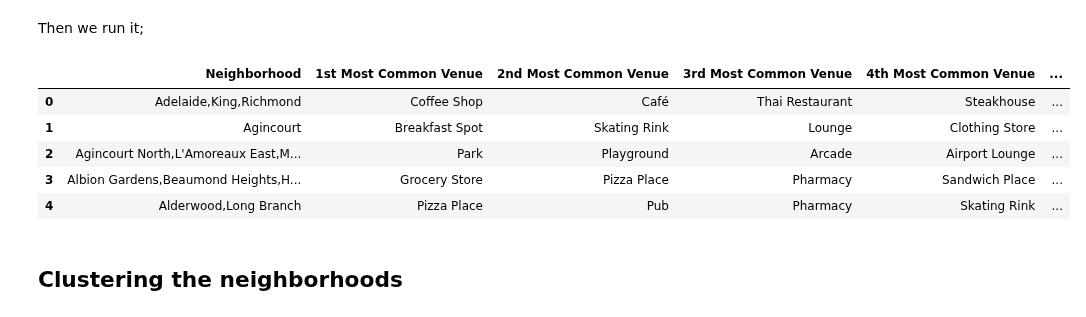
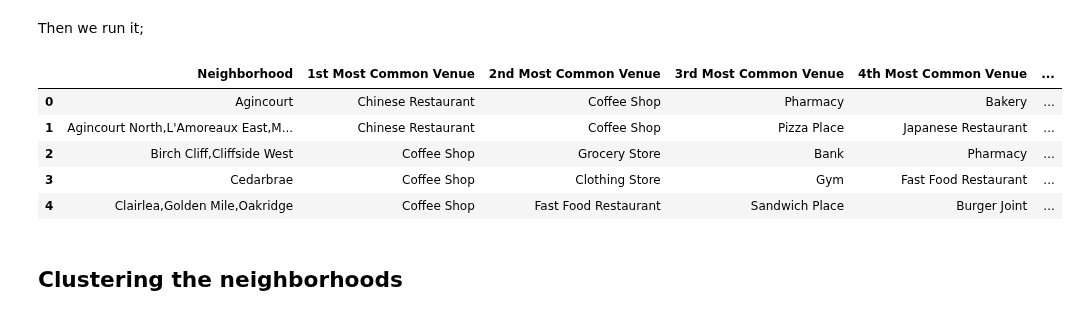
Before and after one commit to Hamdah23/Coursere-Capstone, a Jupyter notebook: week3 assignment part3.ipynb, the cells around one changed output. Drawn from its saved outputs; the diff is of its cells as text; code cells hidden in the pictures.

```diff
--- a/week3 assignment part3.ipynb
+++ b/week3 assignment part3.ipynb
@@ -97,5 +109,5 @@ Then define a function to get the top 100 venues around each neighbourhood in To
 # %%
-def getNearbyVenues(names, latitudes, longitudes, radius=500, LIMIT = 100):
+def getNearbyVenues(names, latitudes, longitudes, radius=2000, LIMIT = 100):
 
     venues_list=[]
     for name, lat, lng in tqdm(zip(names, latitudes, longitudes), total = names.size):
@@ -139,7 +151,7 @@ Now let's run the function;
 # %%
-Toronto_venues = getNearbyVenues(TData.Neighbourhood,
-                            TData.Latitude,
-                            TData.Longitude)
+Svenues = getNearbyVenues(scarborough_data.Neighbourhood,
+                            scarborough_data.Latitude,
+                            scarborough_data.Longitude)
 # %% [markdown]
 check the size of the dataframe and let's see some of it;
 # %%
@@ -162,18 +174,18 @@ There are 277 uniques categories.
 # %% [markdown]
 Let's use one hot encoding on the venue categories;
 # %%
-Toronto_OHE = pd.get_dummies(Toronto_venues["Venue Category"],
+S_OHE = pd.get_dummies(Svenues["Venue Category"],
                              prefix = "",
                              prefix_sep = "")
 
-Toronto_OHE["Neighborhood"] = Toronto_venues["Neighborhood"]
+S_OHE["Neighborhood"] = Svenues["Neighborhood"]
 
 
-nindex = list(Toronto_OHE.columns).index("Neighborhood")
-cols = deque(Toronto_OHE.columns)
+nindex = list(S_OHE.columns).index("Neighborhood")
+cols = deque(S_OHE.columns)
 cols.rotate(-nindex)
 cols = list(cols)
-Toronto_OHE = Toronto_OHE[cols]
+S_OHE = S_OHE[cols]
 
-Toronto_OHE.head()
+S_OHE.head()
 # %% [output]
@@ -187,6 +199,6 @@ Toronto_OHE.head()
 # %% [markdown]
 We compute the average number of venue categories per neighborhood;
 # %%
-Toronto_grouped = Toronto_OHE.groupby('Neighborhood').mean().reset_index()
-Toronto_grouped.head()
+S_grouped = S_OHE.groupby('Neighborhood').mean().reset_index()
+S_grouped.head()
 # %% [output]
@@ -211,31 +223,31 @@ Then we run it;
 # %%
 num_top_venues = 10
 
 indicators = ['st', 'nd', 'rd']
 
 # create columns according to number of top venues
 columns = ['Neighborhood']
 for ind in np.arange(num_top_venues):
     try:
         columns.append('{}{} Most Common Venue'.format(ind+1, indicators[ind]))
     except:
         columns.append('{}th Most Common Venue'.format(ind+1))
 
 # create a new dataframe
 neighborhoods_venues_sorted = pd.DataFrame(columns=columns)
-neighborhoods_venues_sorted['Neighborhood'] = Toronto_grouped['Neighborhood']
+neighborhoods_venues_sorted['Neighborhood'] = S_grouped['Neighborhood']
 
-for ind in np.arange(Toronto_grouped.shape[0]):
-    neighborhoods_venues_sorted.iloc[ind, 1:] = return_most_common_venues(Toronto_grouped.iloc[ind, :], num_top_venues)
+for ind in np.arange(S_grouped.shape[0]):
+    neighborhoods_venues_sorted.iloc[ind, 1:] = return_most_common_venues(S_grouped.iloc[ind, :], num_top_venues)
 
 neighborhoods_venues_sorted.head()
 # %% [output]
 |  | Neighborhood | 1st Most Common Venue | 2nd Most Common Venue | 3rd Most Common Venue | 4th Most Common Venue | ... |
-| 0 | Adelaide,King,Richmond | Coffee Shop | Café | Thai Restaurant | Steakhouse | ... |
-| 1 | Agincourt | Breakfast Spot | Skating Rink | Lounge | Clothing Store | ... |
-| 2 | Agincourt North,L'Amoreaux East,M... | Park | Playground | Arcade | Airport Lounge | ... |
-| 3 | Albion Gardens,Beaumond Heights,H... | Grocery Store | Pizza Place | Pharmacy | Sandwich Place | ... |
-| 4 | Alderwood,Long Branch | Pizza Place | Pub | Pharmacy | Skating Rink | ... |
+| 0 | Agincourt | Chinese Restaurant | Coffee Shop | Pharmacy | Bakery | ... |
+| 1 | Agincourt North,L'Amoreaux East,M... | Chinese Restaurant | Coffee Shop | Pizza Place | Japanese Restaurant | ... |
+| 2 | Birch Cliff,Cliffside West | Coffee Shop | Grocery Store | Bank | Pharmacy | ... |
+| 3 | Cedarbrae | Coffee Shop | Clothing Store | Gym | Fast Food Restaurant | ... |
+| 4 | Clairlea,Golden Mile,Oakridge | Coffee Shop | Fast Food Restaurant | Sandwich Place | Burger Joint | ... |
 # %% [markdown]
 ## Clustering the neighborhoods
 # %% [markdown]
```
Also changed, not shown: parts of 23 cells of this notebook.
